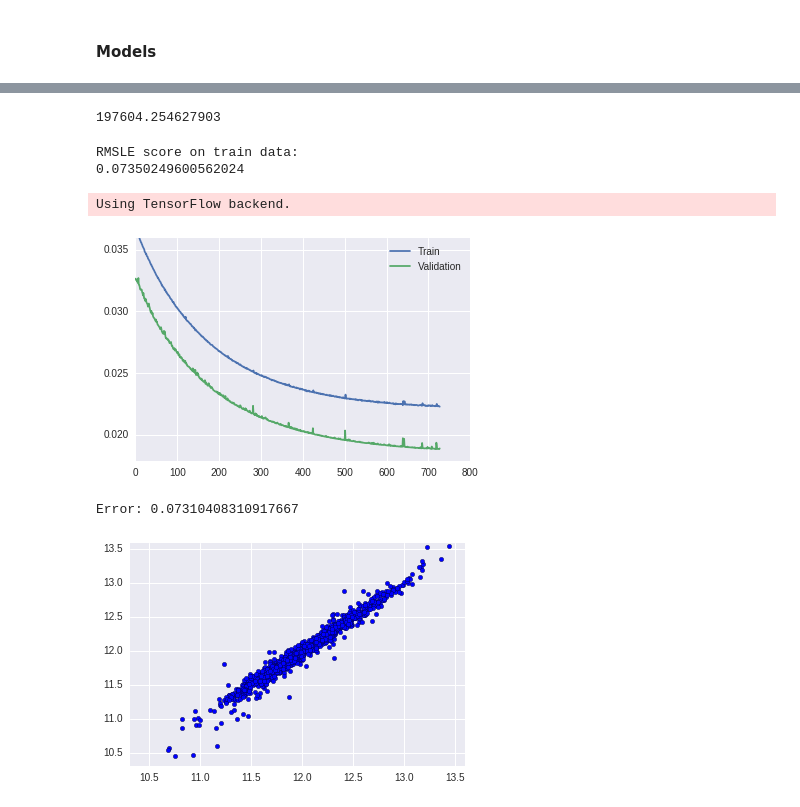
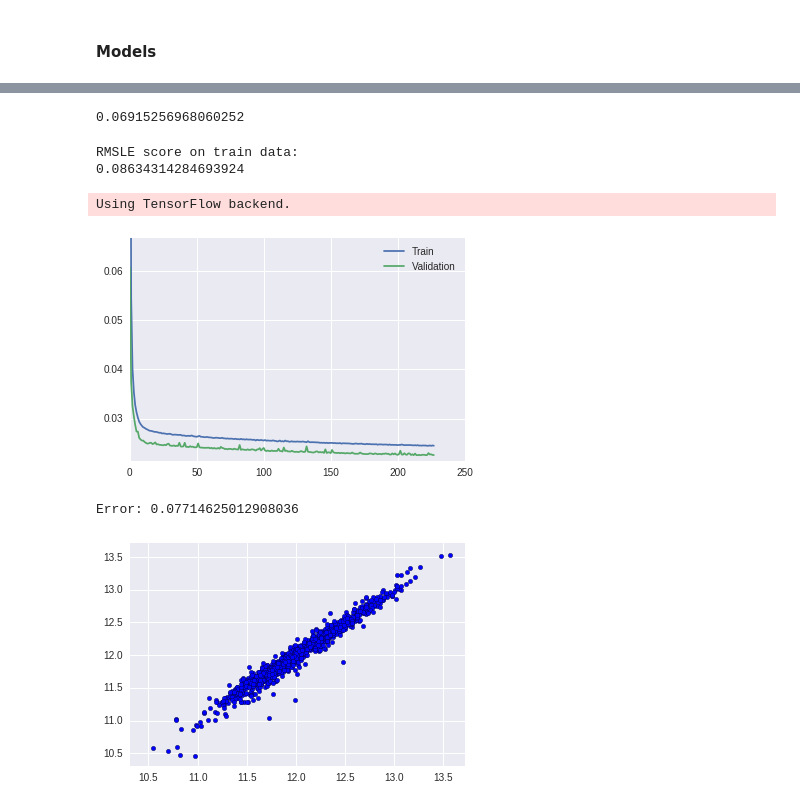
Before and after one commit to inascim/MLHeraldo20181, a Jupyter notebook: TrabalhoHeraldo2018.ipynb, the cells around one changed output, grey strips where cells are left out. Cells and saved outputs as stored; diff of their text form; code cells hidden in the pictures.

```diff
--- a/TrabalhoHeraldo2018.ipynb
+++ b/TrabalhoHeraldo2018.ipynb
@@ -424,7 +441,7 @@ Skew in numerical features:
 ##### e3.Tratando skewed features (Aplicando log + 1 em todas as que tem até 100% de desvio)
 Tratando parâmetros que possuem skewness muito alto.
 # %%
-skewness = skewness[abs(skewness) > 1]
+skewness = skewness[abs(skewness) > 0.75]
 print("There are {} skewed numerical features to Box Cox transform".format(skewness.shape[0]))
 
 from scipy.special import boxcox1p
@@ -828,7 +829,13 @@ class StackingAveragedModels(BaseEstimator, RegressorMixin, TransformerMixin):
         return self.meta_model_.predict(meta_features)
 # %%
 stacked_averaged_models = StackingAveragedModels(base_models = (ENet, regBay, KRR),
-                                                 meta_model = Lasso)
+                                                 meta_model = lasso)
+
+# Lasso 	0.906 	0.009
+# ElasticNet 	0.887 	0.010
+# KernelRidgeRegressor 	0.884 	0.011
+# Bayesian Ridge 	0.881 	0.011
+
 
 score = rmsle_cv(stacked_averaged_models)
 print("Stacking Averaged models score: {:.4f} ({:.4f})".format(score.mean(), score.std()))
@@ -853,9 +862,9 @@ print(rmsle(y_train, xgb_train_pred))
 model_lgb.fit(train, target)
 lgb_train_pred = model_lgb.predict(train)
 lgb_pred = np.expm1(model_lgb.predict(test.values))
-print(rmsle(y_train, lgb_train_pred))
+print(rmsle(target, lgb_train_pred))
 # %% [output]
-197604.254627903
+0.06915256968060252
 # %%
 '''RMSE on the entire Train data when averaging'''
 
@@ -864,7 +873,7 @@ print(rmsle(target,stacked_train_pred*0.70 +
                xgb_train_pred*0.1 + lgb_train_pred*0.2 ))
 # %% [output]
 RMSLE score on train data:
-0.07350249600562024
+0.08634314284693924
 # %%
 # Montar uma rede neural pra escolher os melhores pesos entre os modelos.
 # %%
@@ -939,38 +948,45 @@ class Ensemble():
 # ElasticNet 	0.920 	0.112
 # GradientBoosting 	0.916 	0.115
 # XGBoost 	0.915 	0.115
 # Bayesian Ridge 	0.914 	0.118
 # LightGBM 	0.913 	0.116
 # Lasso 	0.913 	0.117
 
+
+# Lasso 	0.906 	0.009
+# ElasticNet 	0.887 	0.010
+# KernelRidgeRegressor 	0.884 	0.011
+# Bayesian Ridge 	0.881 	0.011
+
 models = [
-    StackingAveragedModels(base_models = (lasso, regBay, GBoost, KRR),
-                                                 meta_model = ENet),
+    StackingAveragedModels(base_models = (ENet, regBay,
+    KRR),
+                                                 meta_model = lasso),
     Lasso(alpha =0.0005),
     ElasticNet(alpha=0.0005, l1_ratio=.9),
     lgb.LGBMRegressor(objective='regression',num_leaves=5,
                       learning_rate=0.05, n_estimators=720,
                       max_bin = 55, bagging_fraction = 0.8,
                       bagging_freq = 5, feature_fraction = 0.2319,
                       feature_fraction_seed=9, bagging_seed=9,
                       min_data_in_leaf =6, min_sum_hessian_in_leaf = 11)
 
 ]
 
 ensemble = Ensemble(models)
 ensemble.fit(train, labels)
 predictions = ensemble.predict(train)
 
 plt.scatter(predictions, target)
 plt.xlim(min(min(predictions), min(labels.min())) - 0.15,
          max(max(predictions), max(labels.min())) + 0.15)
 plt.ylim(min(min(predictions), min(labels.min())) - 0.15,
          max(max(predictions), max(labels.min())) + 0.15)
 print('Error: ' + str(np.sqrt(mean_squared_error(predictions, labels))))
 # %% [output]
-[figure, old version]
+[figure, new version]
-Error: 0.07310408310917667
+Error: 0.07714625012908036
-[figure, old version]
+[figure, new version]
 # %%
 model = ensemble
 
```
Also changed, not shown: parts of 26 cells of this notebook.
